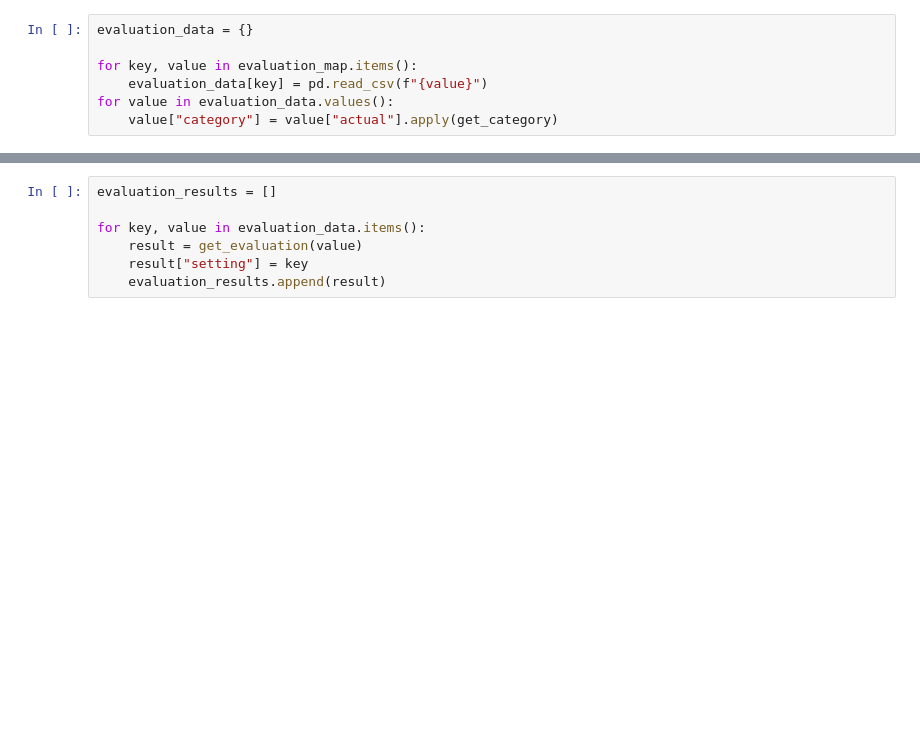
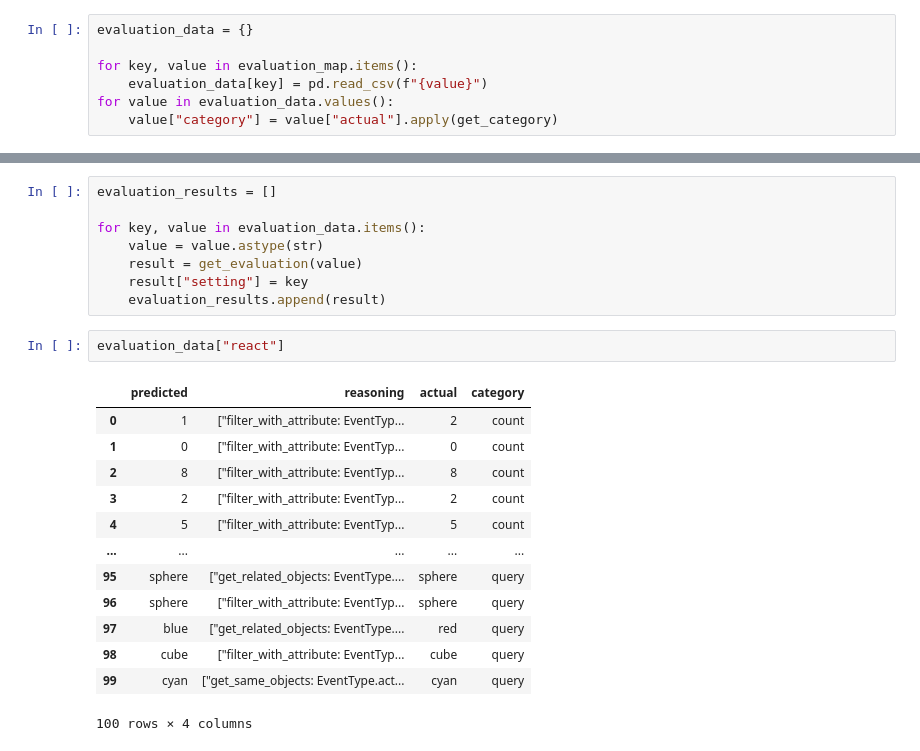
Before and after one commit to Aggregate-Intellect/Sherpa4Modeling, a Jupyter notebook: experiments/clevr-human/evaluation.ipynb, the cells around one changed output, grey strips where cells are left out. Saved outputs shown, nothing was run; the diff lists cells and outputs as text; blank space fills up the shorter version.

```diff
--- a/experiments/clevr-human/evaluation.ipynb
+++ b/experiments/clevr-human/evaluation.ipynb
@@ -47,9 +63,26 @@ for value in evaluation_data.values():
 evaluation_results = []
 
 for key, value in evaluation_data.items():
+    value = value.astype(str)
     result = get_evaluation(value)
     result["setting"] = key
     evaluation_results.append(result)
+# %%
+evaluation_data["react"]
+# %% [output]
+|  | predicted | reasoning | actual | category |
+| 0 | 1 | ["filter_with_attribute: EventTyp... | 2 | count |
+| 1 | 0 | ["filter_with_attribute: EventTyp... | 0 | count |
+| 2 | 8 | ["filter_with_attribute: EventTyp... | 8 | count |
+| 3 | 2 | ["filter_with_attribute: EventTyp... | 2 | count |
+| 4 | 5 | ["filter_with_attribute: EventTyp... | 5 | count |
+| ... | ... | ... | ... | ... |
+| 95 | sphere | ["get_related_objects: EventType.... | sphere | query |
+| 96 | sphere | ["filter_with_attribute: EventTyp... | sphere | query |
+| 97 | blue | ["get_related_objects: EventType.... | red | query |
+| 98 | cube | ["filter_with_attribute: EventTyp... | cube | query |
+| 99 | cyan | ["get_same_objects: EventType.act... | cyan | query |
+100 rows × 4 columns
 # %%
 evaluation_result_df = pd.DataFrame(evaluation_results)
 evaluation_result_df.set_index("setting", inplace=True)
```
Also changed, not shown: parts of 3 cells of this notebook, 1 other file.
